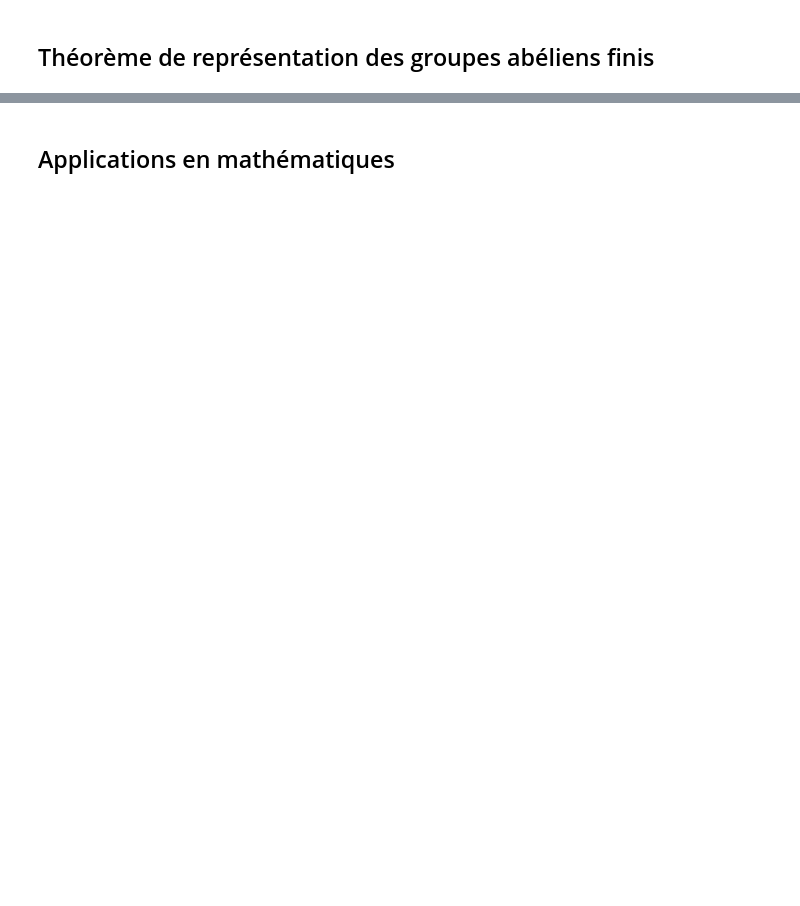
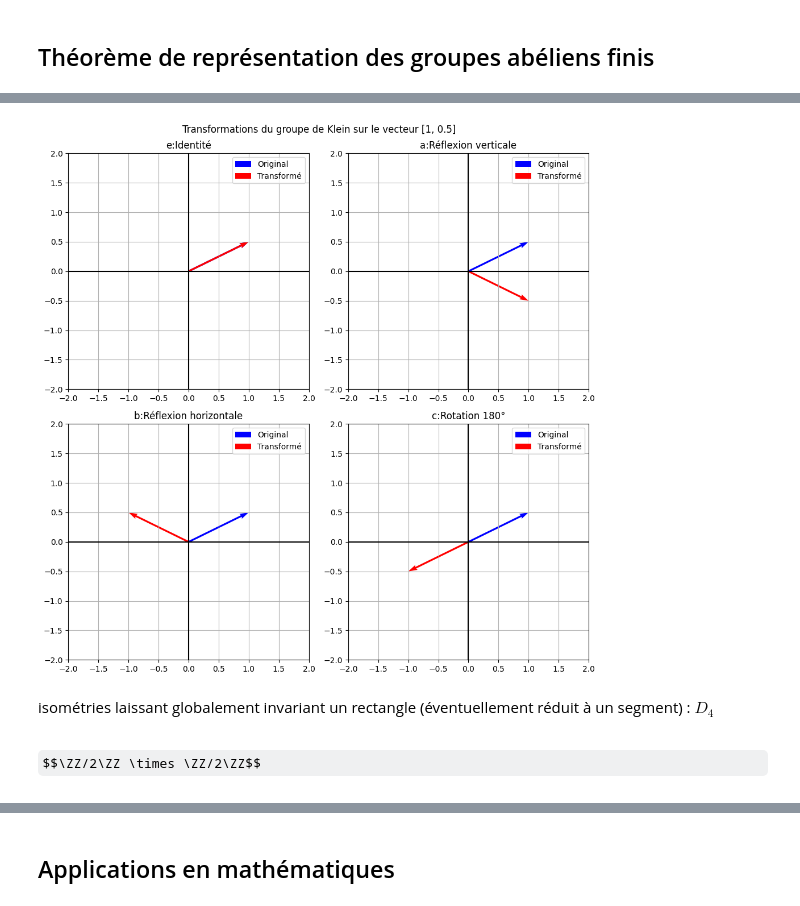
Before and after one commit to alexdel1/TestPresentation, a Jupyter notebook: RepresentationGroupesAbeliens.ipynb, the cells around one changed output, grey strips where cells are left out. Cells and saved outputs as stored; diff of their text form; code cells hidden in the pictures; some formulas as TeX source; blank space fills up the shorter version.

```diff
--- a/RepresentationGroupesAbeliens.ipynb
+++ b/RepresentationGroupesAbeliens.ipynb
@@ -312,0 +1088,55 @@ $\phi\nsim\rho$
+# %%
+
+import numpy as np
+import matplotlib.pyplot as plt
+
+# Définition des matrices de transformation
+e = np.array([[1, 0], [0, 1]])             # Identité
+a = np.array([[1, 0], [0, -1]])            # Réflexion verticale
+b = np.array([[-1, 0], [0, 1]])            # Réflexion horizontale
+c = np.array([[-1, 0], [0, -1]])           # Rotation 180°
+
+# Vecteur initial
+v = np.array([1, 0.5])
+
+# Créer une figure en mosaïque
+fig, axs = plt.subplots(2, 2, figsize=(10, 10))
+fig.suptitle('Transformations du groupe de Klein sur le vecteur [1, 0.5]')
+
+# Liste des transformations et leurs noms
+transformations = [
+    (e, 'e:Identité'),
+    (a, 'a:Réflexion verticale'),
+    (b, 'b:Réflexion horizontale'),
+    (c, 'c:Rotation 180°')
+]
+
+# Appliquer chaque transformation
+for i, (mat, name) in enumerate(transformations):
+    # Calculer la transformation
+    transformed = mat @ v
+
+    # Déterminer la position dans la grille
+    row = i // 2
+    col = i % 2
+
+    # Tracer le vecteur original et transformé
+    axs[row, col].quiver(0, 0, v[0], v[1], angles='xy', scale_units='xy', scale=1, color='blue', label='Original')
+    axs[row, col].quiver(0, 0, transformed[0], transformed[1], angles='xy', scale_units='xy', scale=1, color='red', label='Transformé')
+
+    axs[row, col].set_xlim(-2, 2)
+    axs[row, col].set_ylim(-2, 2)
+    axs[row, col].set_title(name)
+    axs[row, col].grid(True)
+    axs[row, col].axhline(y=0, color='k')
+    axs[row, col].axvline(x=0, color='k')
+    axs[row, col].legend()
+
+plt.tight_layout()
+plt.show()
+# %% [output]
+[figure, added]
+# %% [markdown]
+isométries laissant globalement invariant un rectangle (éventuellement réduit à un segment) : $D_4$
+# %% [markdown]
+$$\ZZ/2\ZZ \times \ZZ/2\ZZ$$
```
Also changed, not shown: parts of 87 cells of this notebook.
